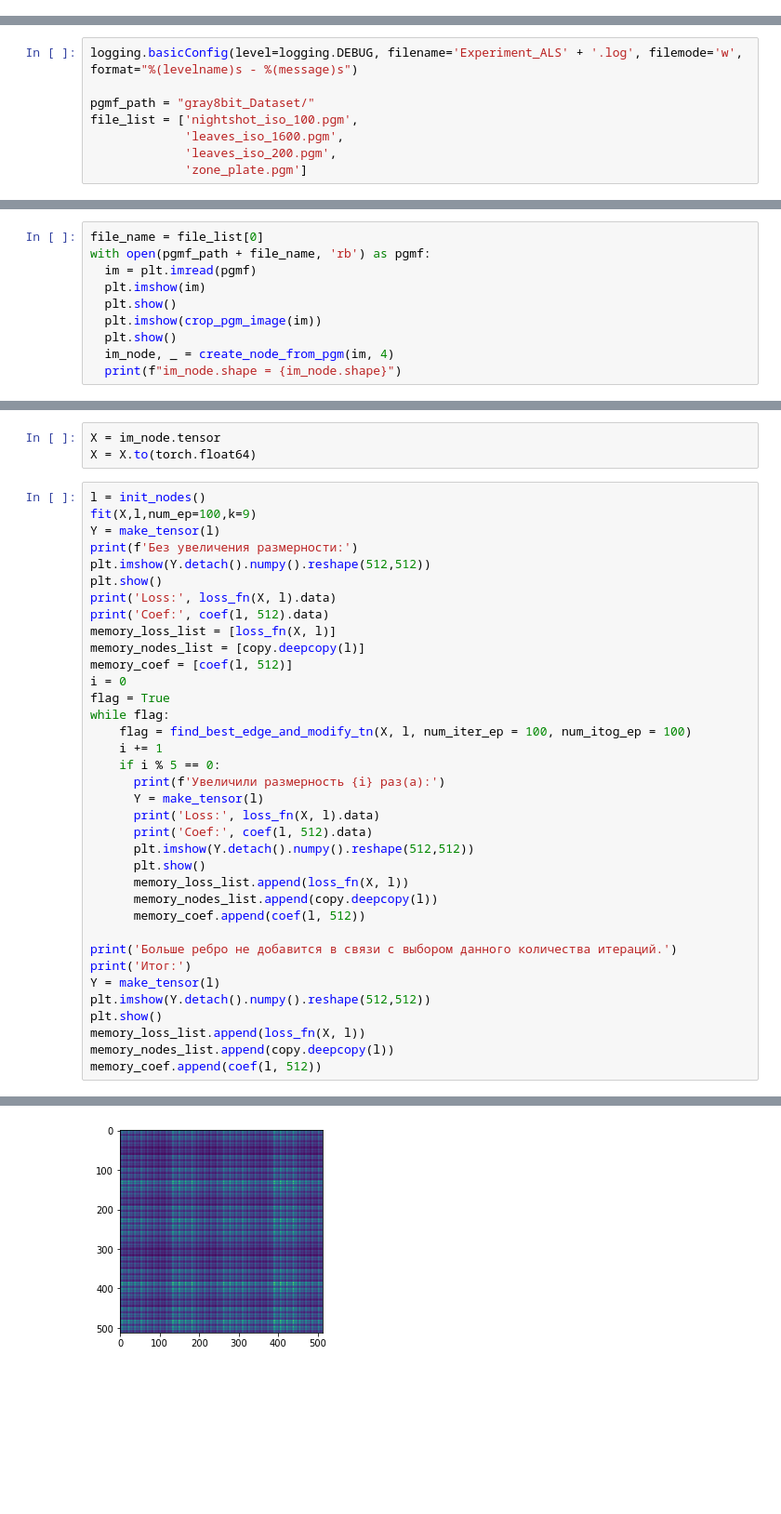
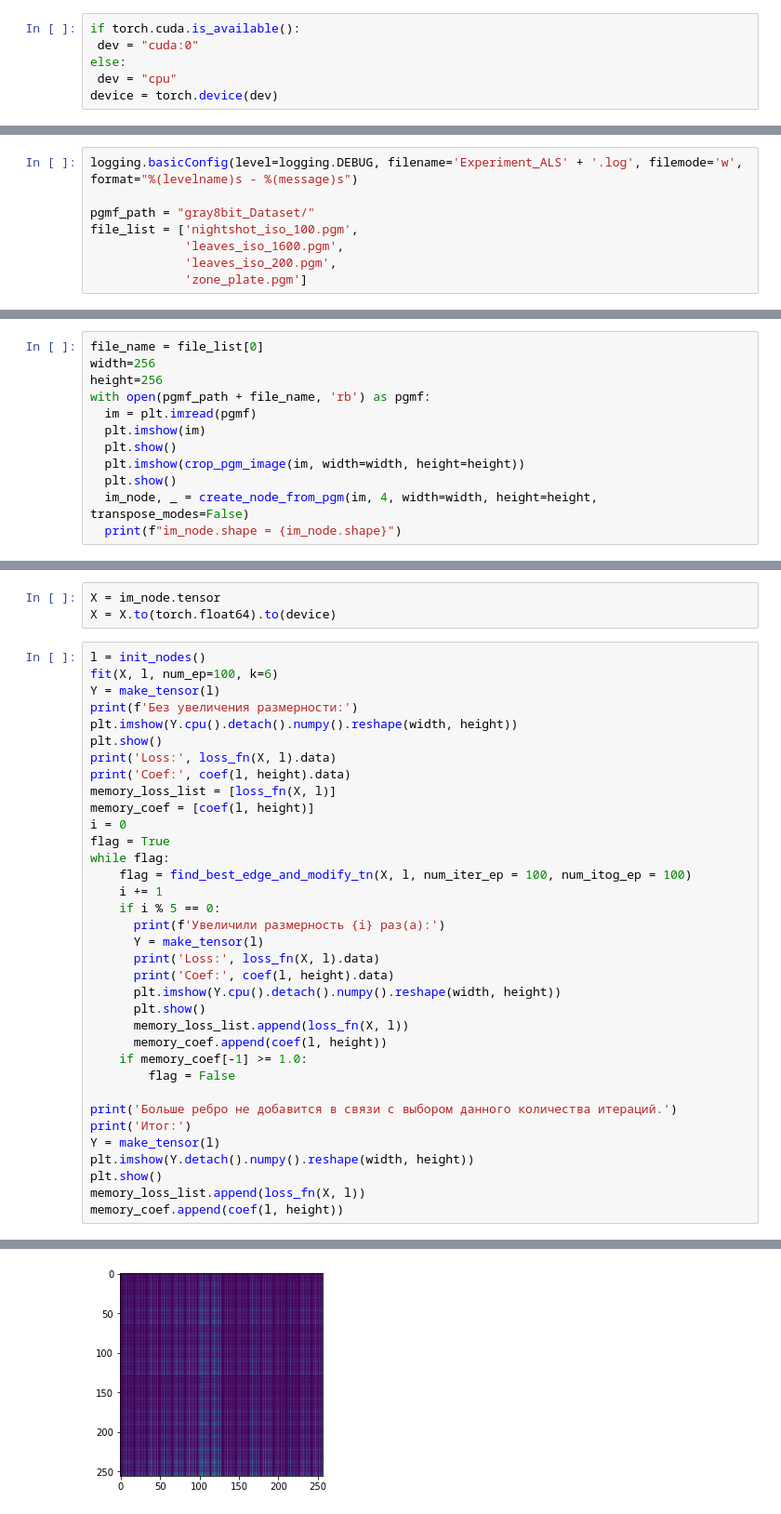
Before and after one commit to SuperCrabLover/Tensor-Networks-For-Compression-And-Image-Recovery, a Jupyter notebook: ALS_TN (1).ipynb, the cells around one changed output, grey strips where cells are left out. Shown at 93% size. Saved outputs shown, nothing was run; the diff lists cells and outputs as text; blank space fills up the shorter version.

```diff
--- a/ALS_TN (1).ipynb
+++ b/ALS_TN (1).ipynb
@@ -139,3 +148,9 @@ import tensornetwork as tn
 import torch
 import torch.nn as nn
 import copy
+# %%
+if torch.cuda.is_available():
+ dev = "cuda:0"
+else:
+ dev = "cpu"
+device = torch.device(dev)
@@ -250,12 +273,14 @@ file_list = ['nightshot_iso_100.pgm',
 # %%
 file_name = file_list[0]
+width=256
+height=256
 with open(pgmf_path + file_name, 'rb') as pgmf:
   im = plt.imread(pgmf)
   plt.imshow(im)
   plt.show()
-  plt.imshow(crop_pgm_image(im))
+  plt.imshow(crop_pgm_image(im, width=width, height=height))
   plt.show()
-  im_node, _ = create_node_from_pgm(im, 4)
+  im_node, _ = create_node_from_pgm(im, 4, width=width, height=height, transpose_modes=False)
   print(f"im_node.shape = {im_node.shape}")
 # %% [output]
 [figure]
@@ -264,42 +289,41 @@ im_node.shape = (4, 4, 4, 4, 4, 4, 4, 4, 4)
 # %%
 X = im_node.tensor
-X = X.to(torch.float64)
+X = X.to(torch.float64).to(device)
 # %%
 l = init_nodes()
-fit(X,l,num_ep=100,k=9)
+fit(X, l, num_ep=100, k=6)
 Y = make_tensor(l)
 print(f'Без увеличения размерности:')
-plt.imshow(Y.detach().numpy().reshape(512,512))
+plt.imshow(Y.cpu().detach().numpy().reshape(width, height))
 plt.show()
 print('Loss:', loss_fn(X, l).data)
-print('Coef:', coef(l, 512).data)
+print('Coef:', coef(l, height).data)
 memory_loss_list = [loss_fn(X, l)]
-memory_nodes_list = [copy.deepcopy(l)]
-memory_coef = [coef(l, 512)]
+memory_coef = [coef(l, height)]
 i = 0
 flag = True
 while flag:
     flag = find_best_edge_and_modify_tn(X, l, num_iter_ep = 100, num_itog_ep = 100)
     i += 1
     if i % 5 == 0:
       print(f'Увеличили размерность {i} раз(a):')
       Y = make_tensor(l)
       print('Loss:', loss_fn(X, l).data)
-      print('Coef:', coef(l, 512).data)
-      plt.imshow(Y.detach().numpy().reshape(512,512))
+      print('Coef:', coef(l, height).data)
+      plt.imshow(Y.cpu().detach().numpy().reshape(width, height))
       plt.show()
       memory_loss_list.append(loss_fn(X, l))
-      memory_nodes_list.append(copy.deepcopy(l))
-      memory_coef.append(coef(l, 512))
+      memory_coef.append(coef(l, height))
+    if memory_coef[-1] >= 1.0:
+        flag = False
 
 print('Больше ребро не добавится в связи с выбором данного количества итераций.')
 print('Итог:')
 Y = make_tensor(l)
-plt.imshow(Y.detach().numpy().reshape(512,512))
+plt.imshow(Y.detach().numpy().reshape(width, height))
 plt.show()
 memory_loss_list.append(loss_fn(X, l))
-memory_nodes_list.append(copy.deepcopy(l))
-memory_coef.append(coef(l, 512))
+memory_coef.append(coef(l, height))
 # %% [output]
 Без увеличения размерности:
-[figure, old version]
+[figure, new version]
```
Also changed, not shown: parts of 8 cells of this notebook, 1 other file.
